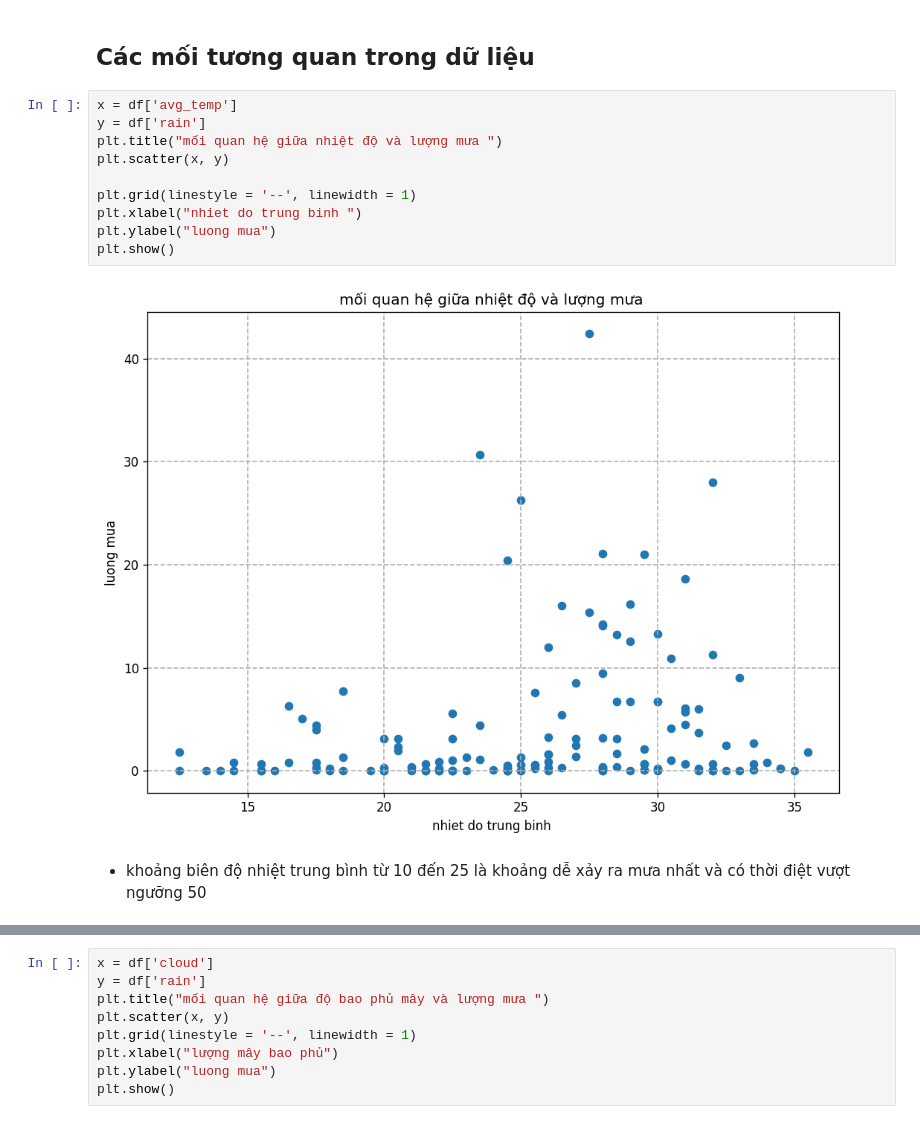
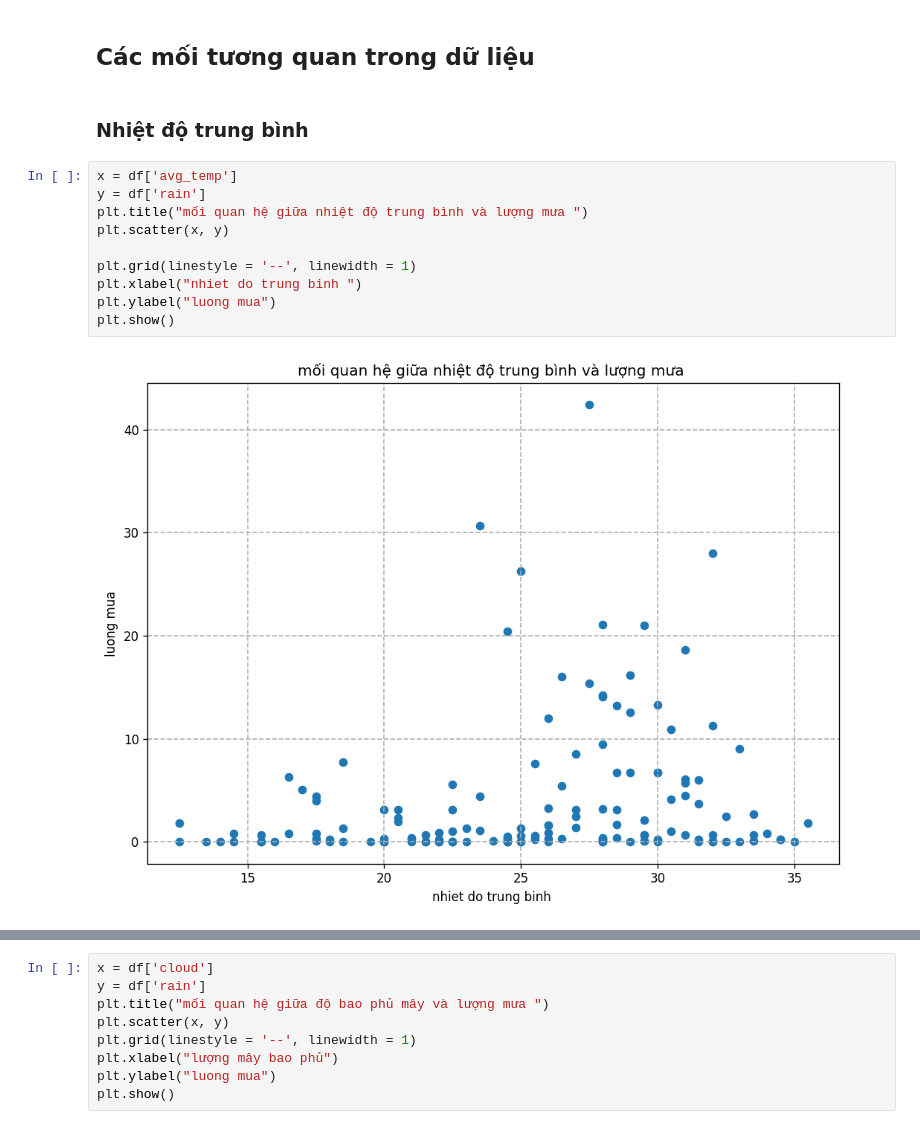
Before and after one commit to Truomghoccode/Bai-Tap-Lon, a Jupyter notebook: Climate_data_analysis.ipynb, the cells around one changed output, grey strips where cells are left out. Cells and saved outputs as stored; diff of their text form.

```diff
--- a/Climate_data_analysis.ipynb
+++ b/Climate_data_analysis.ipynb
@@ -367,17 +353,17 @@ plt.show()
 - áp suất không khí đang có xu hướng tăng lên
 # %% [markdown]
 ## Các mối tương quan trong dữ liệu
+# %% [markdown]
+### Nhiệt độ trung bình
 # %%
 x = df['avg_temp']
 y = df['rain']
-plt.title("mối quan hệ giữa nhiệt độ và lượng mưa ")
+plt.title("mối quan hệ giữa nhiệt độ trung bình và lượng mưa ")
 plt.scatter(x, y)
 
 plt.grid(linestyle = '--', linewidth = 1)
 plt.xlabel("nhiet do trung binh ")
 plt.ylabel("luong mua")
 plt.show()
 # %% [output]
-[figure, old version]
+[figure, new version]
-# %% [markdown]
-- khoảng biên độ nhiệt trung bình từ 10 đến 25 là khoảng dễ xảy ra mưa nhất và có thời điệt vượt ngưỡng 50
```
Also changed, not shown: parts of 14 cells of this notebook.
